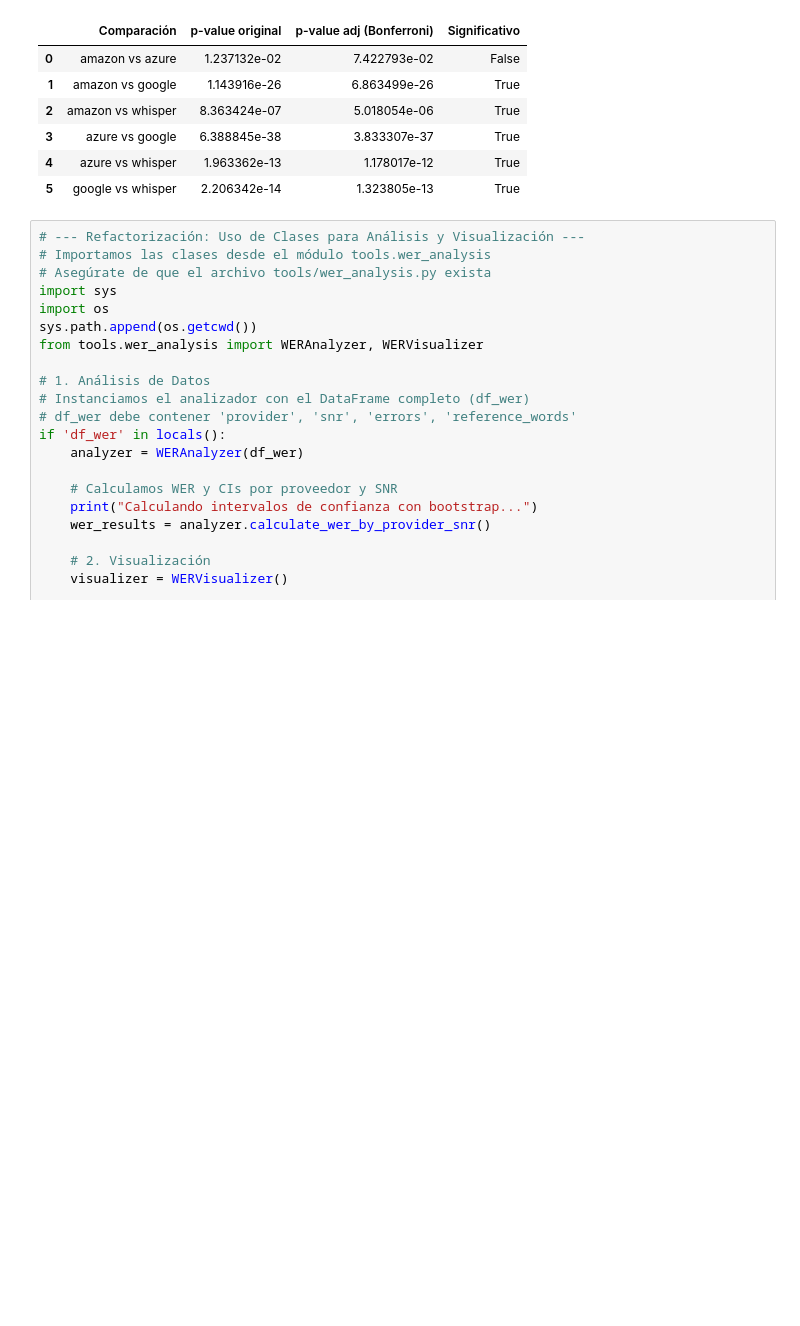
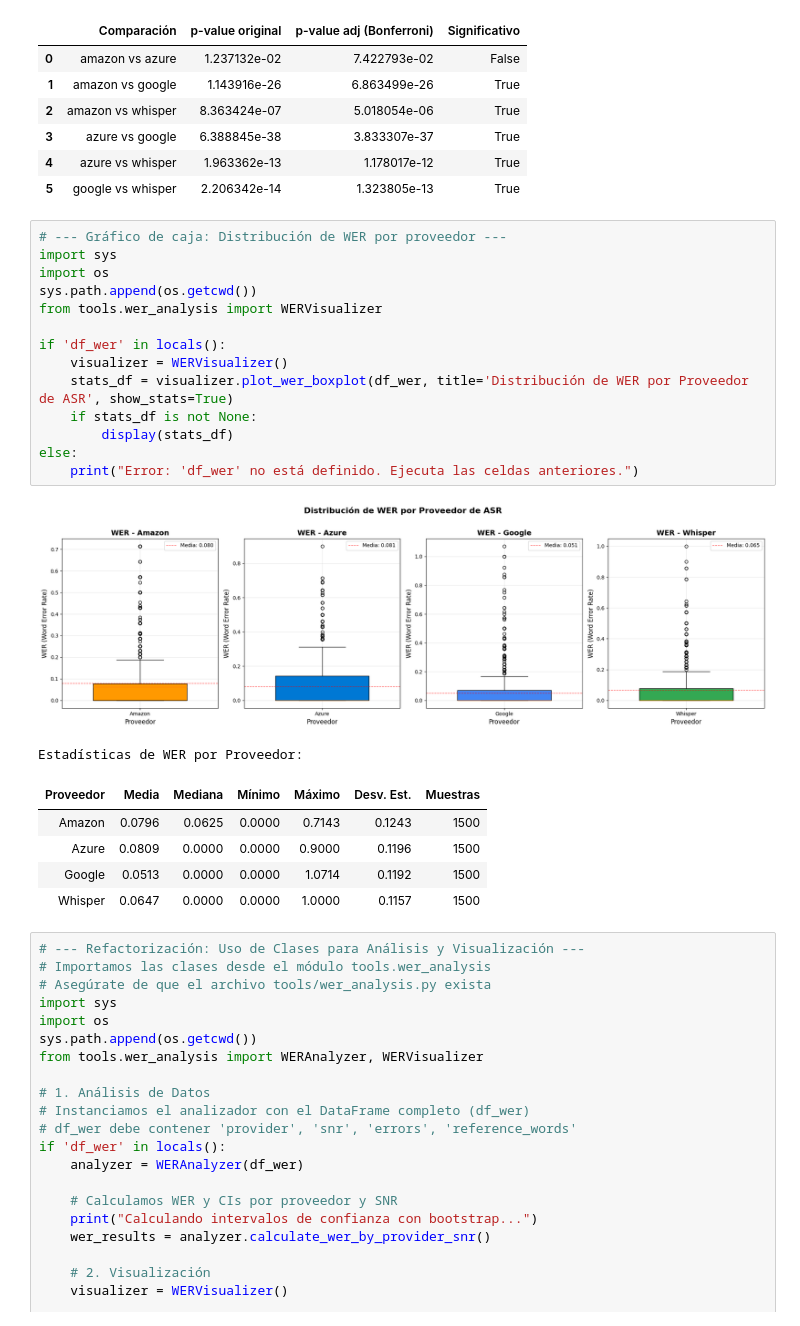
Before and after one commit to agomezb/ASR-Comparative, a Jupyter notebook: 2_wer.ipynb, the cells around one changed output. Drawn from its saved outputs; the diff is of its cells as text; blank space fills up the shorter version.

Commit message:
feat: Add summary table for global WER analysis by provider

```diff
--- a/2_wer.ipynb
+++ b/2_wer.ipynb
@@ -72,6 +111,28 @@ Test de Friedman: Estadístico=334.5658, p-value=3.2767e-72
 | 3 | azure vs google | 6.388845e-38 | 3.833307e-37 | True |
 | 4 | azure vs whisper | 1.963362e-13 | 1.178017e-12 | True |
 | 5 | google vs whisper | 2.206342e-14 | 1.323805e-13 | True |
+# %%
+# --- Gráfico de caja: Distribución de WER por proveedor ---
+import sys
+import os
+sys.path.append(os.getcwd())
+from tools.wer_analysis import WERVisualizer
+
+if 'df_wer' in locals():
+    visualizer = WERVisualizer()
+    stats_df = visualizer.plot_wer_boxplot(df_wer, title='Distribución de WER por Proveedor de ASR', show_stats=True)
+    if stats_df is not None:
+        display(stats_df)
+else:
+    print("Error: 'df_wer' no está definido. Ejecuta las celdas anteriores.")
+# %% [output]
+[figure, added]
+Estadísticas de WER por Proveedor:
+| Proveedor | Media | Mediana | Mínimo | Máximo | Desv. Est. | Muestras |
+| Amazon | 0.0796 | 0.0625 | 0.0000 | 0.7143 | 0.1243 | 1500 |
+| Azure | 0.0809 | 0.0000 | 0.0000 | 0.9000 | 0.1196 | 1500 |
+| Google | 0.0513 | 0.0000 | 0.0000 | 1.0714 | 0.1192 | 1500 |
+| Whisper | 0.0647 | 0.0000 | 0.0000 | 1.0000 | 0.1157 | 1500 |
 # %%
 # --- Refactorización: Uso de Clases para Análisis y Visualización ---
 # Importamos las clases desde el módulo tools.wer_analysis
```
Also changed, not shown: parts of 2 cells of this notebook.
